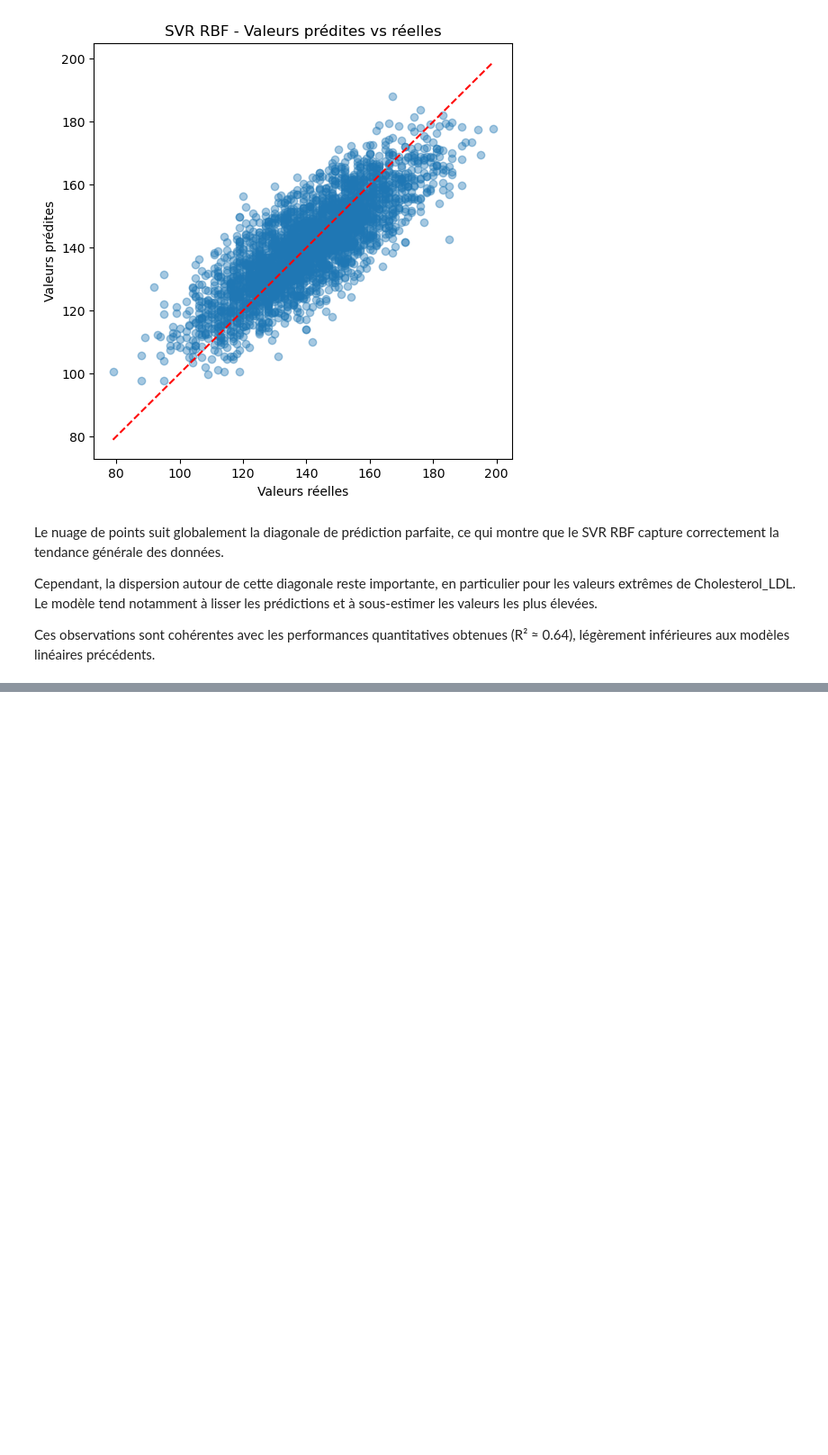
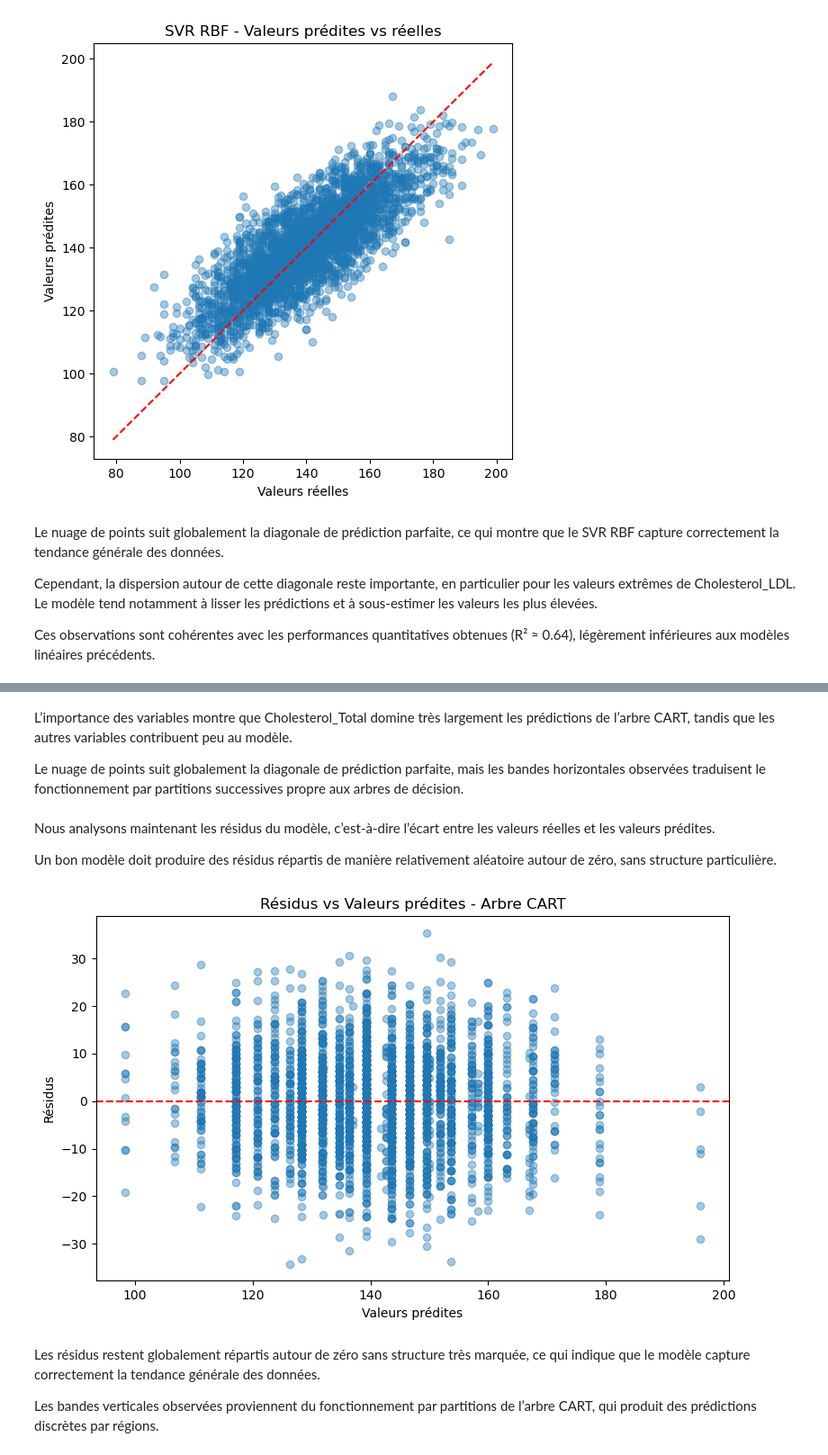
Before and after one commit to AhmedBousbih/Projet-Machine-learning, a Jupyter notebook: Projet_ML_py.ipynb, the cells around one changed output, grey strips where cells are left out. Shown at 90% size. Saved outputs shown, nothing was run; the diff lists cells and outputs as text; code cells hidden in the pictures; blank space fills up the shorter version.

```diff
--- a/Projet_ML_py.ipynb
+++ b/Projet_ML_py.ipynb
@@ -1033,0 +1143,31 @@ Ces observations sont cohérentes avec les performances quantitatives obtenues (
+# %% [markdown]
+L’importance des variables montre que Cholesterol_Total domine très largement les prédictions de l’arbre CART, tandis que les autres variables contribuent peu au modèle.
+
+Le nuage de points suit globalement la diagonale de prédiction parfaite, mais les bandes horizontales observées traduisent le fonctionnement par partitions successives propre aux arbres de décision.
+# %% [markdown]
+Nous analysons maintenant les résidus du modèle, c’est-à-dire l’écart entre les valeurs réelles et les valeurs prédites.
+
+Un bon modèle doit produire des résidus répartis de manière relativement aléatoire autour de zéro, sans structure particulière.
+# %%
+# Résidus
+residus_tree = y_test_chol - y_pred_tree
+
+plt.figure(figsize=(8,5))
+
+plt.plot(y_pred_tree, residus_tree, "o", alpha=0.4)
+
+plt.axhline(0, color='red', linestyle='--')
+
+plt.xlabel("Valeurs prédites")
+plt.ylabel("Résidus")
+
+plt.title("Résidus vs Valeurs prédites - Arbre CART")
+
+plt.tight_layout()
+plt.show()
+# %% [output]
+[figure, added]
+# %% [markdown]
+Les résidus restent globalement répartis autour de zéro sans structure très marquée, ce qui indique que le modèle capture correctement la tendance générale des données.
+
+Les bandes verticales observées proviennent du fonctionnement par partitions de l’arbre CART, qui produit des prédictions discrètes par régions.
```
Also changed, not shown: parts of 14 cells of this notebook.
